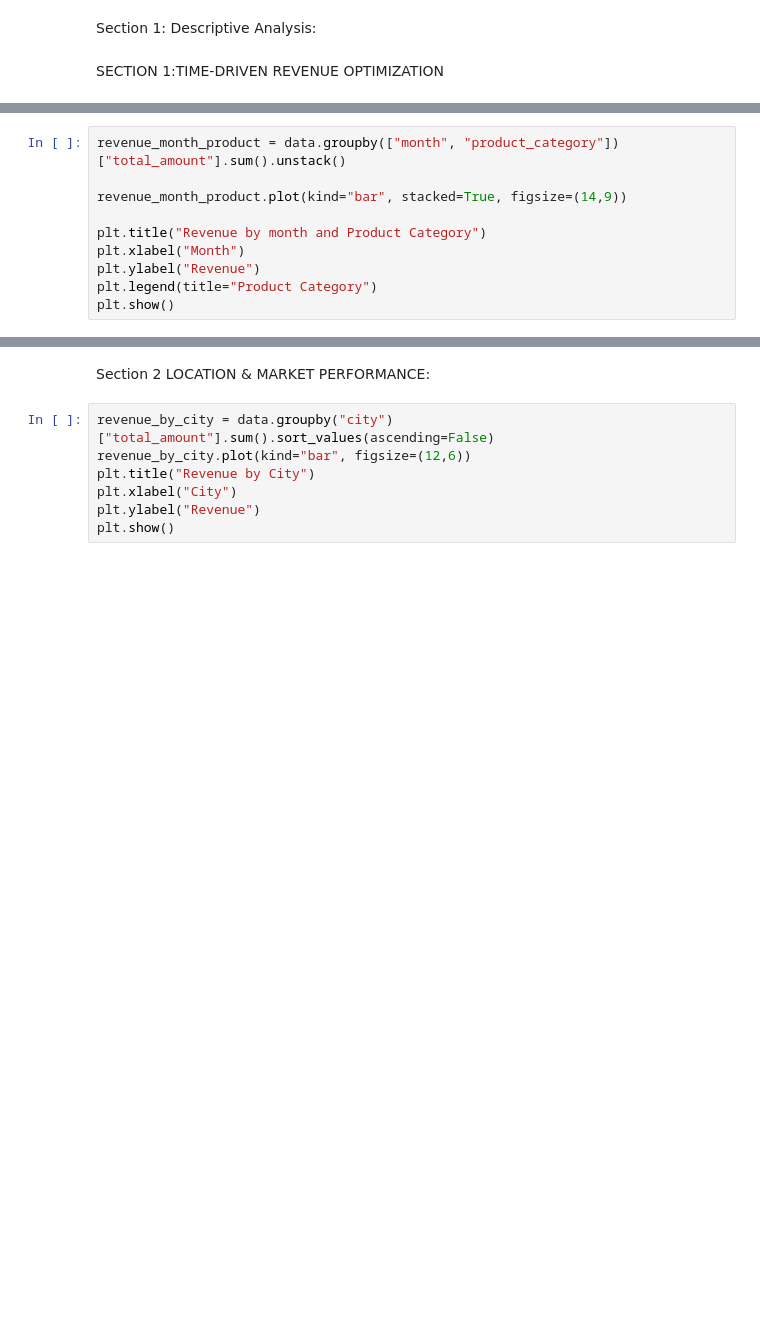
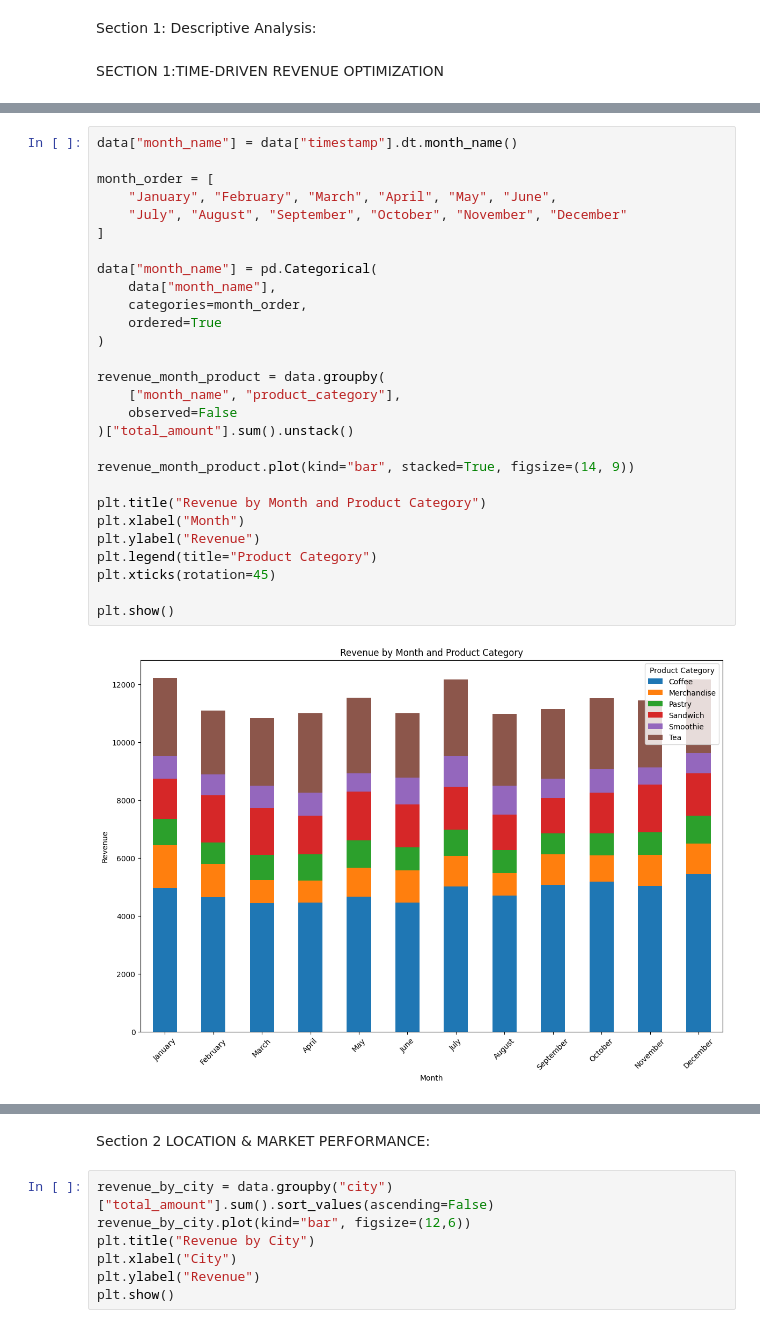
Before and after one commit to SadeqSoltani/coffee-shop-sales-analysis, a Jupyter notebook: coffee_analysis.ipynb, the cells around one changed output, grey strips where cells are left out. Cells and saved outputs as stored; diff of their text form; blank space fills up the shorter version.

```diff
--- a/coffee_analysis.ipynb
+++ b/coffee_analysis.ipynb
@@ -94,13 +123,33 @@ plt.show()
 # %%
-revenue_month_product = data.groupby(["month", "product_category"])["total_amount"].sum().unstack()
+data["month_name"] = data["timestamp"].dt.month_name()
 
-revenue_month_product.plot(kind="bar", stacked=True, figsize=(14,9))
+month_order = [
+    "January", "February", "March", "April", "May", "June",
+    "July", "August", "September", "October", "November", "December"
+]
 
-plt.title("Revenue by month and Product Category")
+data["month_name"] = pd.Categorical(
+    data["month_name"],
+    categories=month_order,
+    ordered=True
+)
+
+revenue_month_product = data.groupby(
+    ["month_name", "product_category"],
+    observed=False
+)["total_amount"].sum().unstack()
+
+revenue_month_product.plot(kind="bar", stacked=True, figsize=(14, 9))
+
+plt.title("Revenue by Month and Product Category")
 plt.xlabel("Month")
 plt.ylabel("Revenue")
 plt.legend(title="Product Category")
+plt.xticks(rotation=45)
+
 plt.show()
+# %% [output]
+[figure, added]
 # %%
 pivot_store = data.pivot_table(
     values="total_amount",
```
Also changed, not shown: parts of 48 cells of this notebook.
